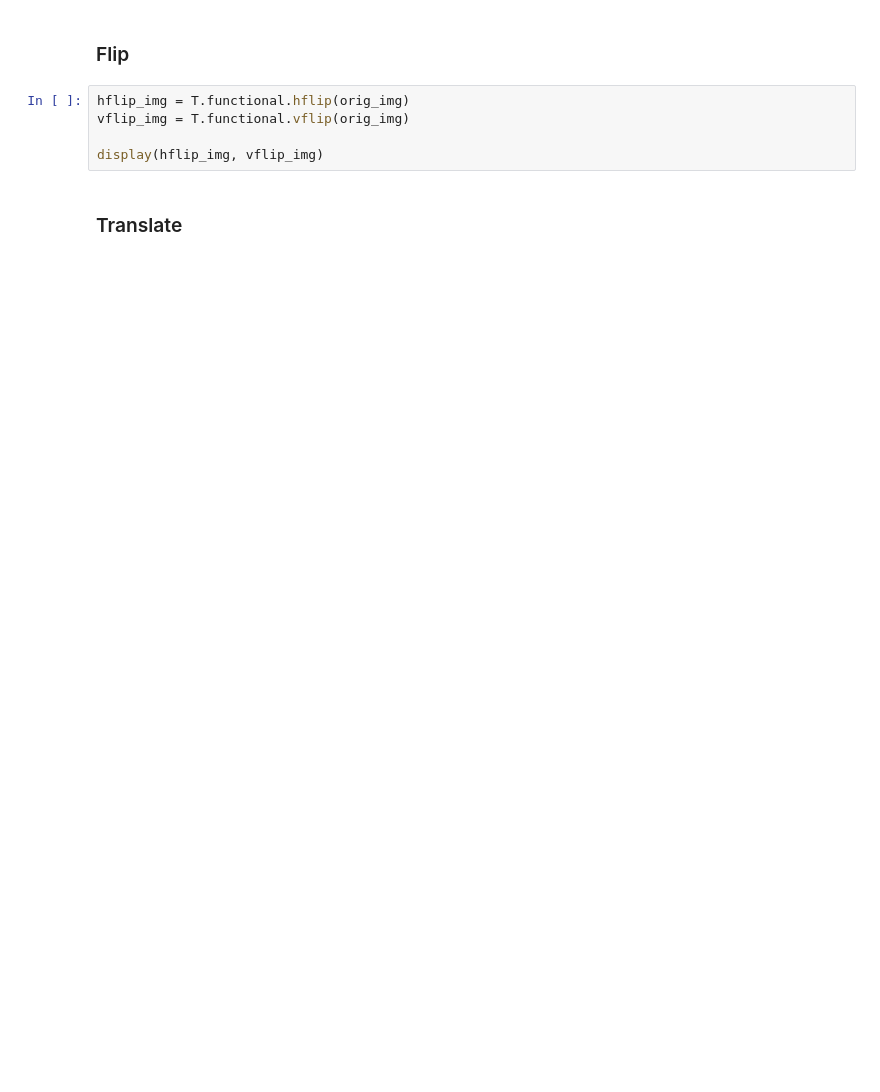
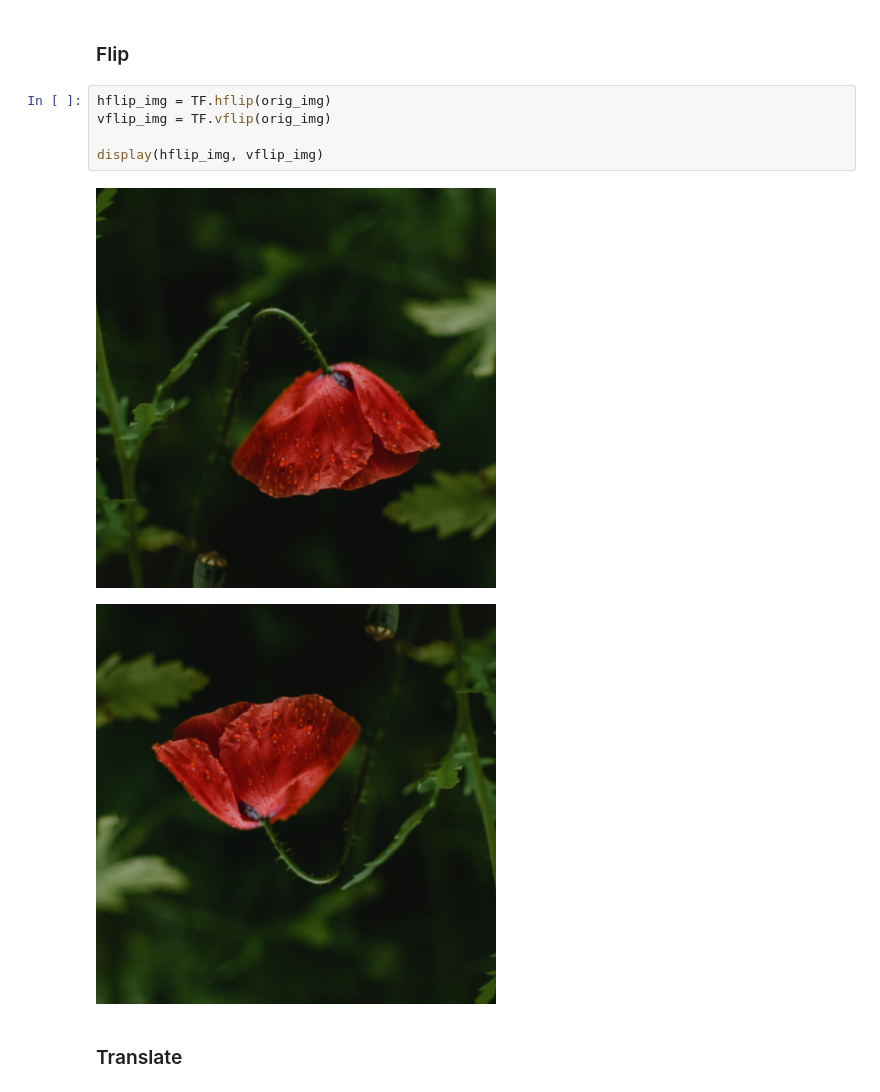
Before and after one commit to OliverThomaschewski/data_augmentation, a Jupyter notebook: data.ipynb, the cells around one changed output. Saved outputs shown, nothing was run; the diff lists cells and outputs as text; blank space fills up the shorter version.

```diff
--- a/data.ipynb
+++ b/data.ipynb
@@ -76,10 +81,13 @@ gray_img
 # %% [markdown]
 ### Flip
 # %%
-hflip_img = T.functional.hflip(orig_img)
-vflip_img = T.functional.vflip(orig_img)
+hflip_img = TF.hflip(orig_img)
+vflip_img = TF.vflip(orig_img)
 
 display(hflip_img, vflip_img)
+# %% [output]
+[figure, added]
+[figure, added]
 # %% [markdown]
 ### Translate
 # %%
```
Also changed, not shown: parts of 19 cells of this notebook.
